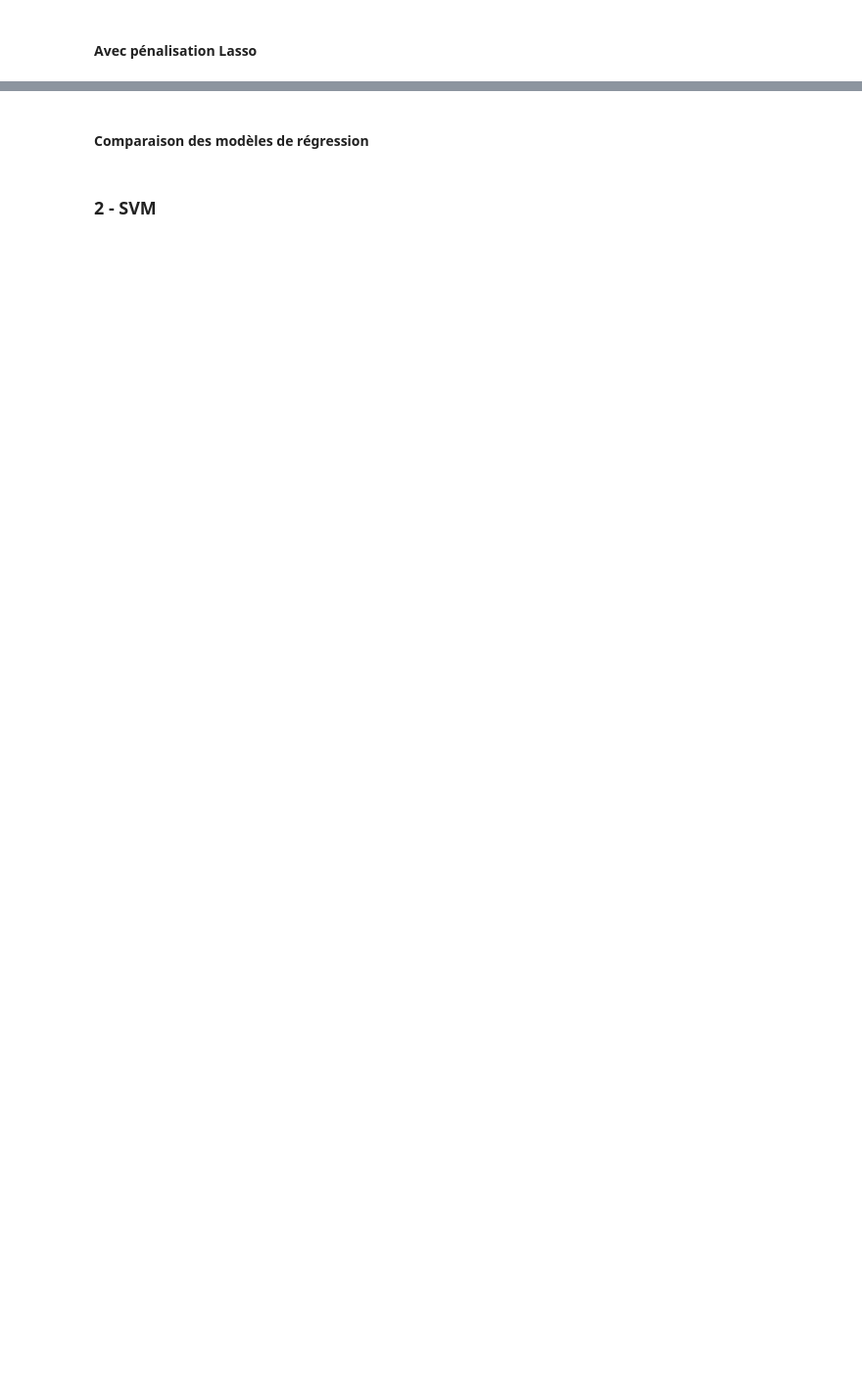
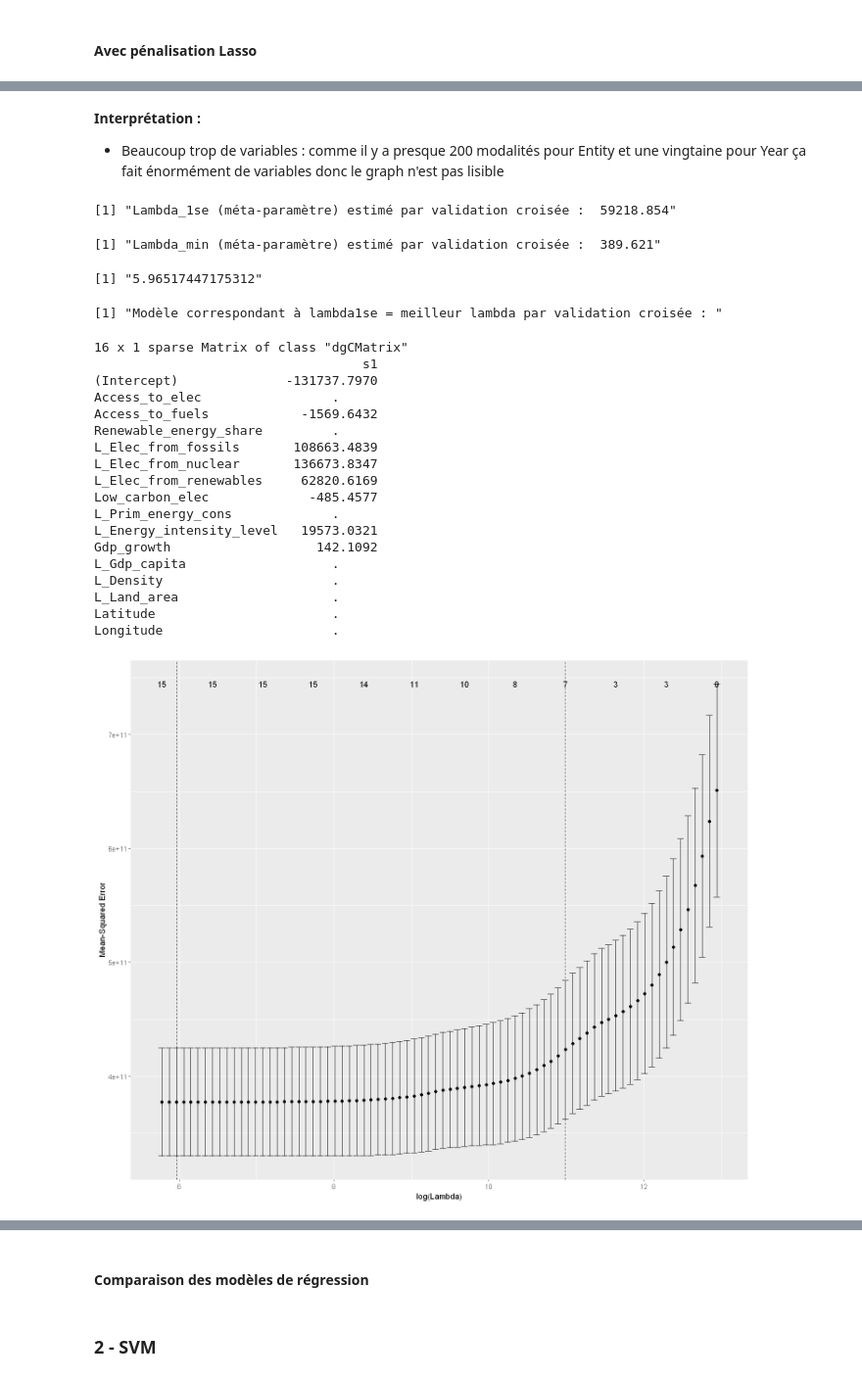
Before and after one commit to PaolaDeTruchis/MachineLearning, a Jupyter notebook: Projet_ML_R.ipynb, the cells around one changed output, grey strips where cells are left out. Shown at 98% size. Saved outputs shown, nothing was run; the diff lists cells and outputs as text; code cells hidden in the pictures; blank space fills up the shorter version.

```diff
--- a/Projet_ML_R.ipynb
+++ b/Projet_ML_R.ipynb
@@ -776,0 +723,43 @@ Signif. codes:  0 '***' 0.001 '**' 0.01 '*' 0.05 '.' 0.1 ' ' 1
+# %% [markdown]
+**Interprétation :**
+
+- Beaucoup trop de variables : comme il y a presque 200 modalités pour Entity et une vingtaine pour Year ça fait énormément de variables donc le graph n'est pas lisible
+# %%
+# on cherche à déterminer le meilleur Lambda pour notre model lasso : on va faire de la validation croisée (cross-validation)
+
+reg.lasso.cv = cv.glmnet(y = CO2_appr, x = x.mat)
+
+autoplot(reg.lasso.cv)
+
+# Choix du meilleur lambda :
+
+paste("Lambda_1se (méta-paramètre) estimé par validation croisée : ", round(reg.lasso.cv$lambda.1se, 3))
+paste("Lambda_min (méta-paramètre) estimé par validation croisée : ", round(reg.lasso.cv$lambda.min, 3))
+paste(log(round(reg.lasso.cv$lambda.min, 3)))
+
+paste("Modèle correspondant à lambda1se = meilleur lambda par validation croisée : ")
+coef(reg.lasso.cv, s="lambda.1se")
+# %% [output]
+[1] "Lambda_1se (méta-paramètre) estimé par validation croisée :  59218.854"
+[1] "Lambda_min (méta-paramètre) estimé par validation croisée :  389.621"
+[1] "5.96517447175312"
+[1] "Modèle correspondant à lambda1se = meilleur lambda par validation croisée : "
+16 x 1 sparse Matrix of class "dgCMatrix"
+                                   s1
+(Intercept)              -131737.7970
+Access_to_elec                 .
+Access_to_fuels            -1569.6432
+Renewable_energy_share         .
+L_Elec_from_fossils       108663.4839
+L_Elec_from_nuclear       136673.8347
+L_Elec_from_renewables     62820.6169
+Low_carbon_elec             -485.4577
+L_Prim_energy_cons             .
+L_Energy_intensity_level   19573.0321
+Gdp_growth                   142.1092
+L_Gdp_capita                   .
+L_Density                      .
+L_Land_area                    .
+Latitude                       .
+Longitude                      .
+[figure, added]
```
Also changed, not shown: parts of 28 cells of this notebook.
